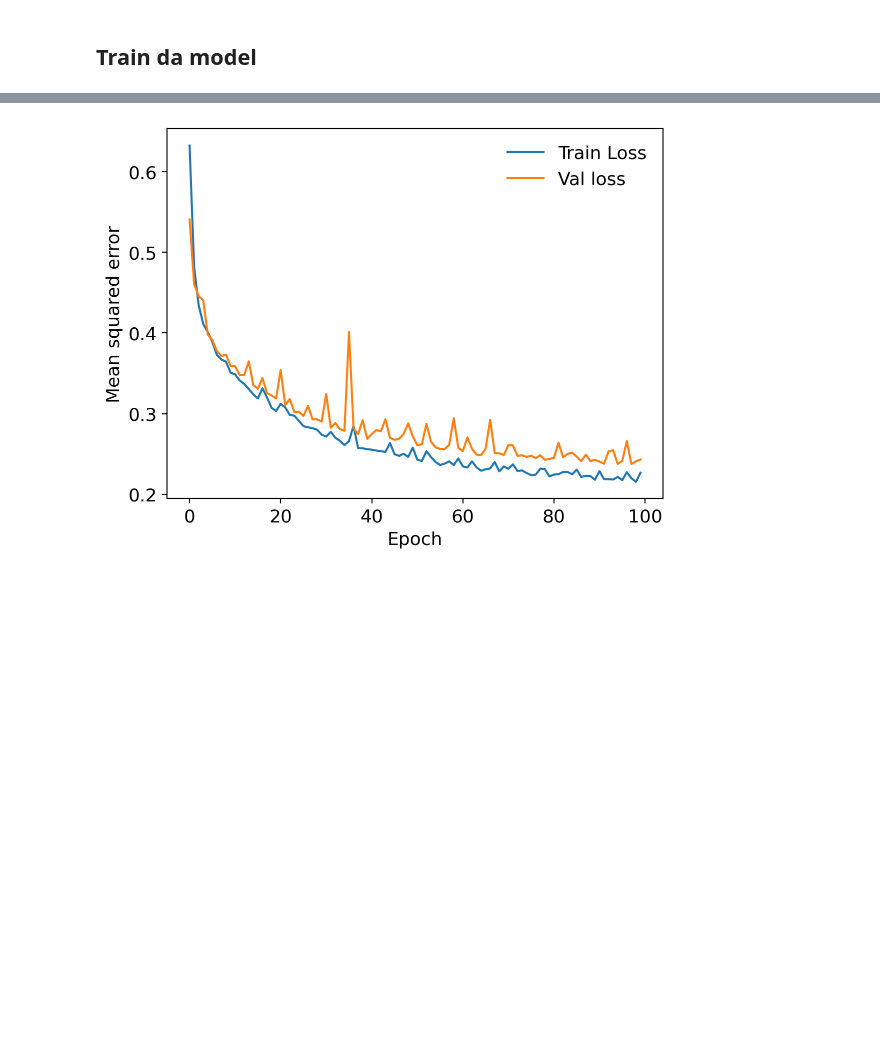
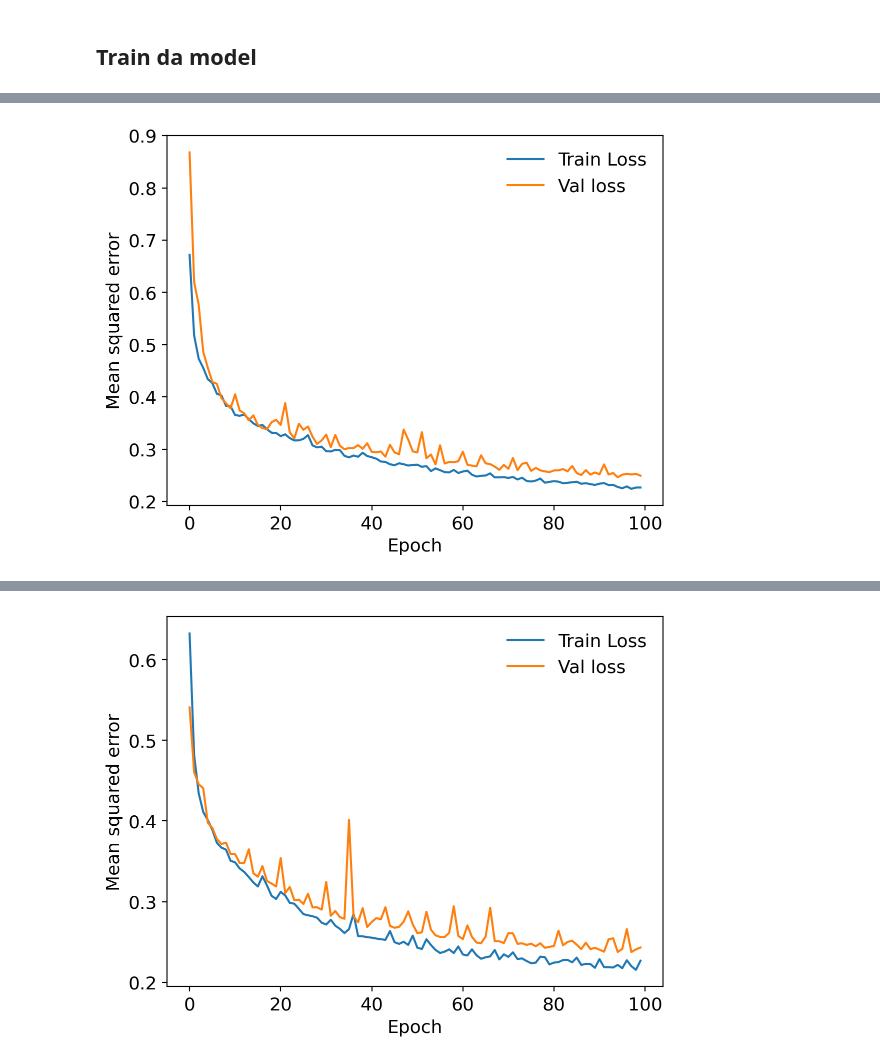
Before and after one commit to andrewfagerheim/ML_project, a Jupyter notebook: submeso_ml_model.ipynb, the cells around one changed output, grey strips where cells are left out. Cells and saved outputs as stored; diff of their text form; code cells hidden in the pictures; blank space fills up the shorter version.

```diff
--- a/submeso_ml_model.ipynb
+++ b/submeso_ml_model.ipynb
@@ -276,32 +271 @@ Non-trainable params: 0
 _________________________________________________________________
-# %%
-### model using MSE as loss function
-# FIGURING OUT TO SHOVE THE X_TRAIN_NP AND Y_TRAIN_NP INTO THIS MODEL.
-
-model_mse = Sequential()
-
-model_mse.add(Conv2D(filters=n_filters, kernel_size = kernel_size, input_shape = X_train_np.shape[1:],
-                    activation=activation, padding='same'))
-model_mse.add(MaxPooling2D((2, 2)))
-
-model_mse.add(Conv2D(filters=64, kernel_size = hidden_kernel_size,
-                     activation = activation, padding='same'))
-model_mse.add(MaxPooling2D((2, 2)))
-
-model_mse.add(Conv2D(filters=64, kernel_size = hidden_kernel_size,
-                     activation = activation, padding='same'))
-model_mse.add(MaxPooling2D((2, 2)))
-
-model_mse.add(Conv2D(filters=64, kernel_size = hidden_kernel_size,
-                     activation = activation, padding='same'))
-model_mse.add(MaxPooling2D((2, 2)))
-
-model_mse.add(Conv2D(filters=64, kernel_size = hidden_kernel_size,
-                     activation = activation, padding='same'))
-
-model_mse.add(Flatten())
-model_mse.add(Dense(40*40, activation= activation))
-model_mse.add(Reshape((1, 40, 40)))
-
-model_mse.summary()
-model_mse.compile(loss='mse',optimizer=tf.keras.optimizers.Adam(learning_rate=learning_rate))
@@ -355,0 +302,5 @@ Epoch 100/100
+# %%
+plot_history(history_mse)
+# 8 layers, should be basically abigail's recreation.
+# %% [output]
+[figure, added]
```
Also changed, not shown: parts of 32 cells of this notebook.
